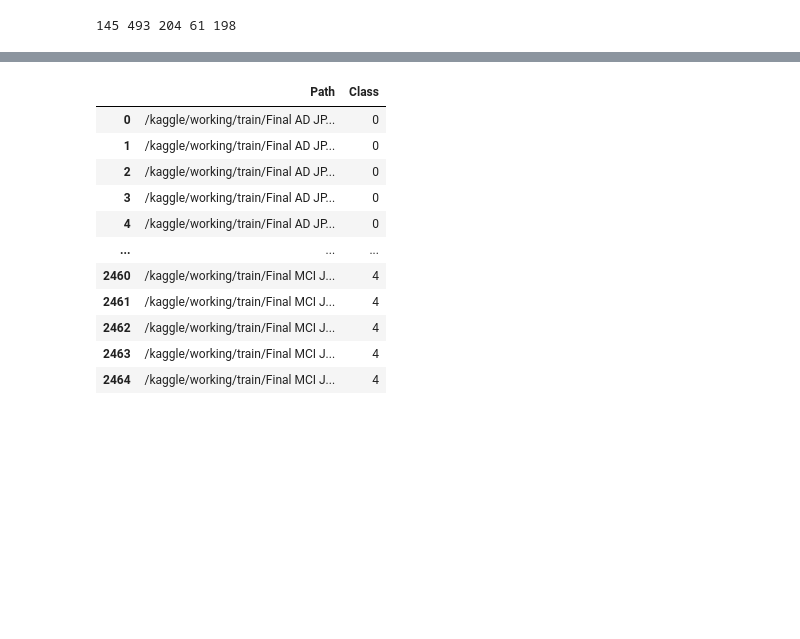
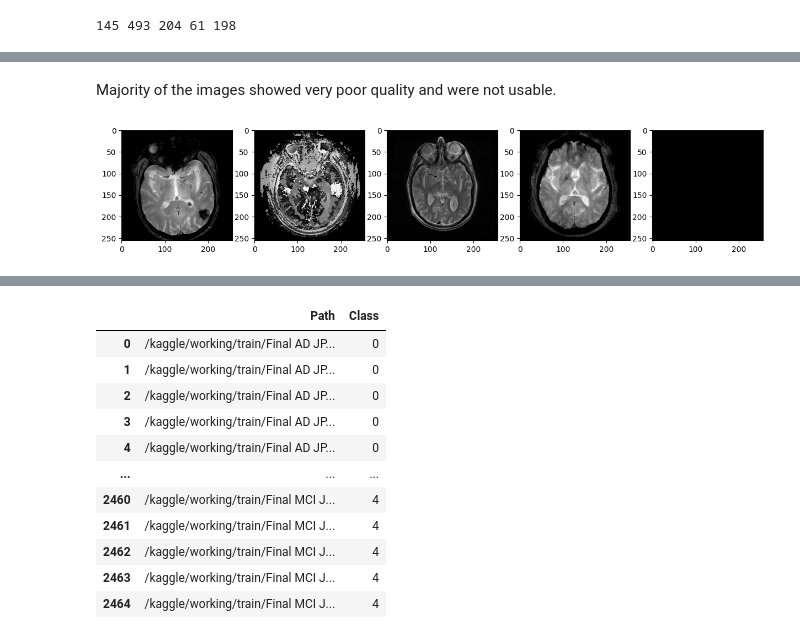
Before and after one commit to s-grade-achievers/We-R-demented, a Jupyter notebook: image-part3.ipynb, the cells around one changed output, grey strips where cells are left out. Saved outputs shown, nothing was run; the diff lists cells and outputs as text; code cells hidden in the pictures; blank space fills up the shorter version.

Commit message:
Kaggle Notebook | image-part3 | Version 9

```diff
--- a/image-part3.ipynb
+++ b/image-part3.ipynb
@@ -94,6 +76,4 @@ df = pd.DataFrame(x, columns=["Class", "Path"])
 # %%
-toreshape = []
 for j, i in enumerate(df["Path"]):
     if np.load(i).shape != (256, 256, 3):
-        toreshape.append(j)
-toreshape
+        print(i)
@@ -101,0 +84,7 @@ toreshape
+# %%
+images = []
+for i in df["Path"]:
+    images.append(np.load(i))
+images = np.array(images)
+# %%
+images = images.reshape((1101, 196608))
@@ -101,0 +97,10 @@ toreshape
+# %%
+from imblearn.over_sampling import SMOTE
+import random
+import matplotlib.pyplot as plt
+
+smote = SMOTE()
+sm = SMOTE(random_state=42)
+images, labels = sm.fit_resample(images, df["Class"])
+# %% [markdown]
+Majority of the images showed very poor quality and were not usable.
@@ -101,0 +109,13 @@ toreshape
+# %%
+import matplotlib.pyplot as plt
+import random
+
+fig, axs = plt.subplots(1, 5, figsize=(15, 3))
+
+for i in range(5):
+    img = random.choice(images)
+    axs[i].imshow(img)
+
+plt.show()
+# %% [output]
+[figure, added]
```
Also changed, not shown: parts of 59 cells of this notebook.
